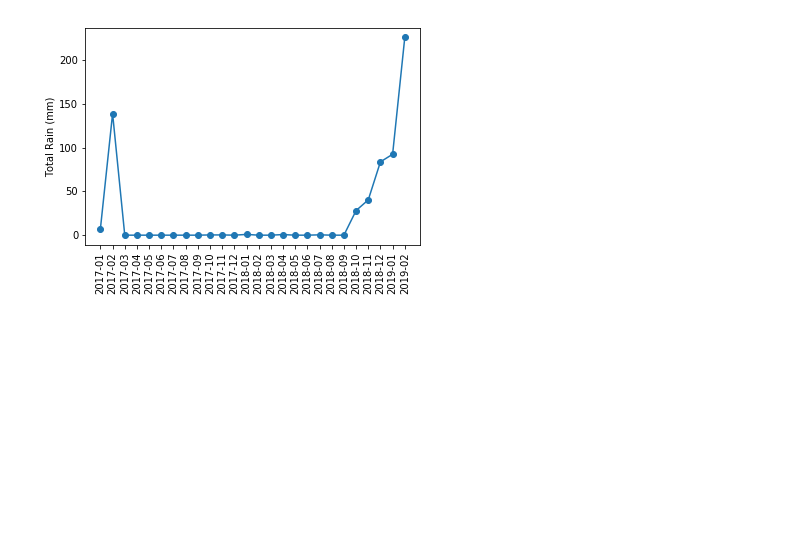
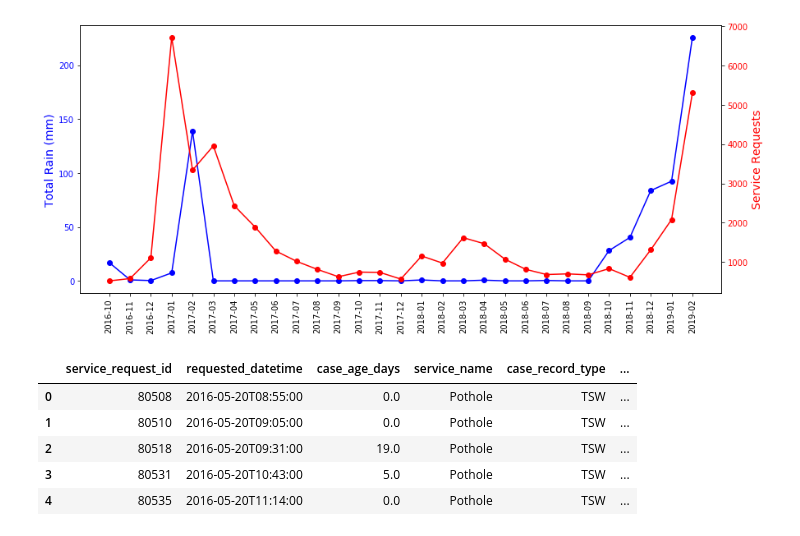
Before and after one commit to lidiomarx/SD-Potholes, a Jupyter notebook: RainData.ipynb, the cells around one changed output. Drawn from its saved outputs; the diff is of its cells as text; code cells hidden in the pictures; blank space fills up the shorter version.

Commit message:
add double plot

```diff
--- a/RainData.ipynb
+++ b/RainData.ipynb
@@ -60,3 +55,13 @@ df2
 | 2018-12 | 83.760000 |
 | 2019-01 | 92.430000 |
 | 2019-02 | 225.842500 |
+# %%
+# get total number of pothole repair requests per month
+pothole_df = pd.read_csv("data/20190228_get_it_done_pothole_requests_datasd.csv")
+
+# get substring YYYY-MM
+pothole_df['Month'] = [ s[0:7] for s in pothole_df['requested_datetime'] ]
+pothole_reports = pd.DataFrame(pothole_df.groupby('Month')['Month'].count())
+pothole_reports.rename(columns={'Month':'Service Requests'}, inplace=True)
+pothole_reports = pothole_reports.loc['2016-10':'2019-02']
+pothole_reports
@@ -63,10 +87,39 @@ df2
+# %%
+import matplotlib.pyplot as plt
+
+
+fig, ax1 = plt.subplots(figsize=(14,6))
+
+x1 = list(range(len(df2)))
+y1 = df2['Total Rain (mm)']
+
+x2 = list(range(len(pothole_reports)))
+y2 = pothole_reports['Service Requests']
+
+ax1.set_ylabel('Total Rain (mm)', color='blue', fontsize=14)
+ax1.plot(x1,y1,marker='o', color='blue')
+#ax1.set_xticklabels(df2.index, rotation='vertical')
+plt.xticks(x1,df2.index,rotation='vertical')
+ax1.tick_params(axis='y', labelcolor='blue')
+
+ax2 = ax1.twinx()
+
+ax2.set_ylabel('Service Requests', color='red', fontsize=14)
+ax2.plot(x2,y2,marker='o', color='red')
+ax2.tick_params(axis='y', labelcolor='red')
+# %% [output]
+[figure, added]
 # %%
-import matplotlib.pyplot as plt
 
-x = list(range(len(df2)))
-y = df2['Total Rain (mm)']
+x = list(range(len(pothole_reports)))
+y = pothole_reports['Service Requests']
 plt.plot(x,y,marker='o')
-plt.ylabel('Total Rain (mm)')
-labels = plt.xticks(x,df2.index, rotation='vertical')
+plt.ylabel('Service Requests')
+labels = plt.xticks(x,pothole_reports.index, rotation='vertical')
 # %% [output]
-[figure, removed]
+|  | service_request_id | requested_datetime | case_age_days | service_name | case_record_type | ... |
+| 0 | 80508 | 2016-05-20T08:55:00 | 0.0 | Pothole | TSW | ... |
+| 1 | 80510 | 2016-05-20T09:05:00 | 0.0 | Pothole | TSW | ... |
+| 2 | 80518 | 2016-05-20T09:31:00 | 19.0 | Pothole | TSW | ... |
+| 3 | 80531 | 2016-05-20T10:43:00 | 5.0 | Pothole | TSW | ... |
+| 4 | 80535 | 2016-05-20T11:14:00 | 0.0 | Pothole | TSW | ... |
```
Also changed, not shown: parts of 4 cells of this notebook.
